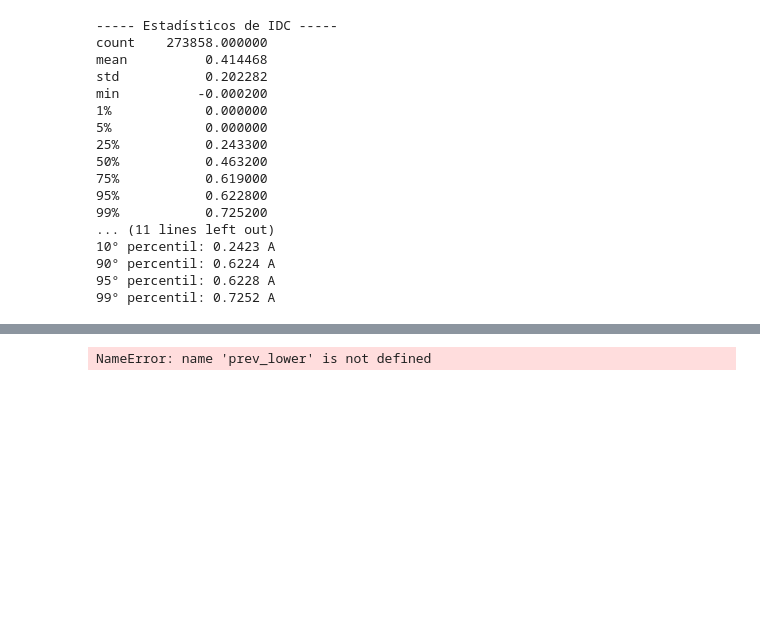
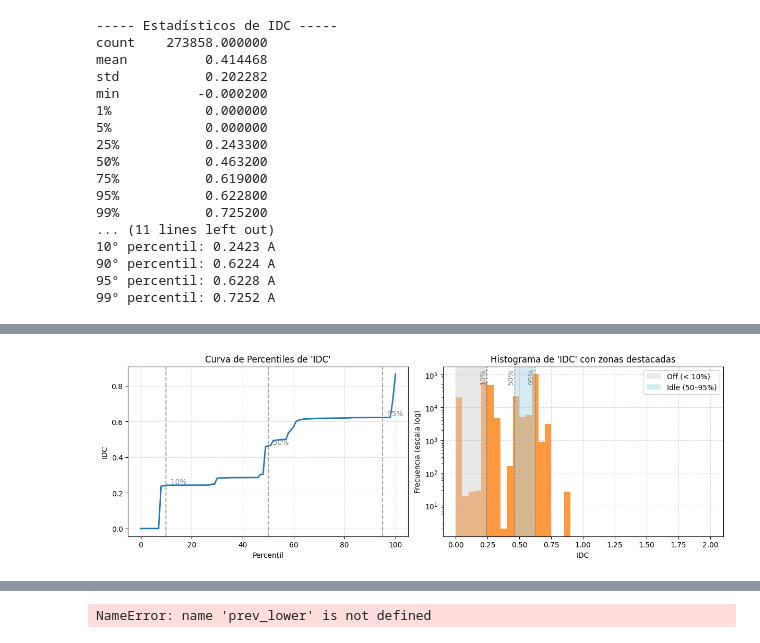
Before and after one commit to fbientrigo/radiationXlabs_notebooks, a Jupyter notebook: 0602_dmm_current.ipynb, the cells around one changed output, grey strips where cells are left out. Drawn from its saved outputs; the diff is of its cells as text; code cells hidden in the pictures; blank space fills up the shorter version.

```diff
--- a/0602_dmm_current.ipynb
+++ b/0602_dmm_current.ipynb
@@ -175,0 +250,12 @@ De este modo nos aseguramos de que sólo se detecten transiciones cuando está r
+# %%
+# implementación en la libreria:
+from lib import plot_percentile_hist
+
+# Prueba cambiar los parametros
+# como IDC, IAC
+
+plot_percentile_hist(df, column="IDC",
+                     p_off=10, p_idle_low=50, p_idle_high=95,
+                     bins=40, range_hist=(0.0, 2.0))
+# %% [output]
+[figure, added]
```
Also changed, not shown: parts of 16 cells of this notebook, 8 other files.
